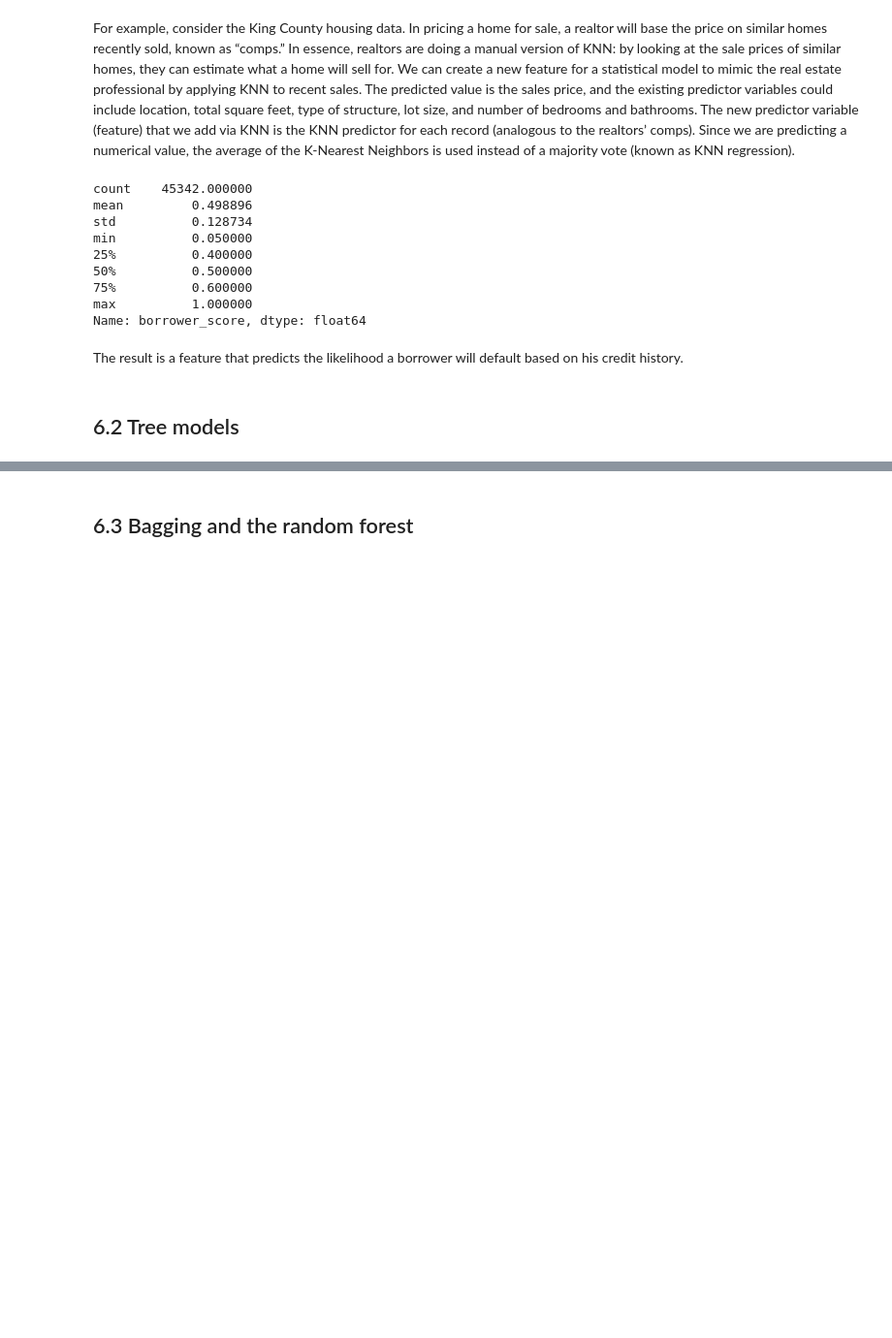
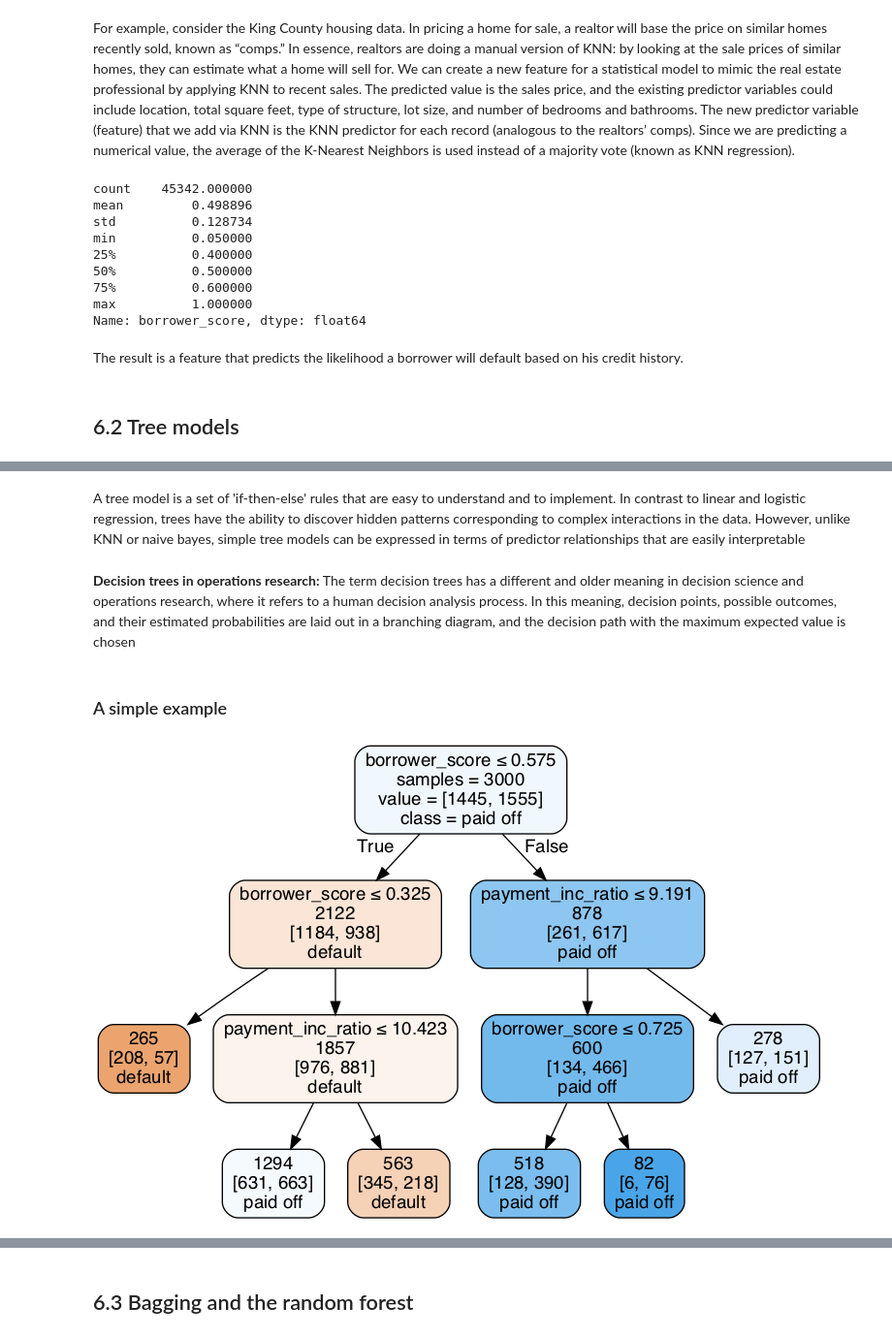
Before and after one commit to DataS07/practical-statistics-for-data-scientists-2nd, a Jupyter notebook: Chapter 6. Statistical machine learning.ipynb, the cells around one changed output, grey strips where cells are left out. Shown at 97% size. Drawn from its saved outputs; the diff is of its cells as text; code cells hidden in the pictures; blank space fills up the shorter version.

```diff
--- a/Chapter 6. Statistical machine learning.ipynb
+++ b/Chapter 6. Statistical machine learning.ipynb
@@ -192,0 +211,24 @@ The result is a feature that predicts the likelihood a borrower will default bas
+# %% [markdown]
+A tree model is a set of 'if-then-else' rules that are easy to understand and to implement. In contrast to linear and logistic regression, trees have the ability to discover hidden patterns corresponding to complex interactions in the data. However, unlike KNN or naive bayes, simple tree models can be expressed in terms of predictor relationships that are easily interpretable
+# %% [markdown]
+**Decision trees in operations research:** The term decision trees has a different and older meaning in decision science and operations research, where it refers to a human decision analysis process. In this meaning, decision points, possible outcomes, and their estimated probabilities are laid out in a branching diagram, and the decision path with the maximum expected value is chosen
+# %% [markdown]
+### A simple example
+# %%
+from sklearn.tree import DecisionTreeClassifier
+from dmba import plotDecisionTree, textDecisionTree
+
+loan3000 = pd.read_csv('/Users/boyuan/Desktop/OneDrive/practical-statistics-for-data-scientists-master/data/loan3000.csv')
+
+predictors = ['borrower_score', 'payment_inc_ratio']
+outcome = 'outcome'
+
+X = loan3000[predictors]
+y = loan3000[outcome]
+
+loan_tree = DecisionTreeClassifier(random_state = 1, criterion = 'entropy', min_impurity_decrease = 0.003)
+loan_tree.fit(X, y)
+
+plotDecisionTree(loan_tree, feature_names = predictors, class_names = loan_tree.classes_)
+# %% [output]
+[figure, added]
```
Also changed, not shown: parts of 82 cells of this notebook.
